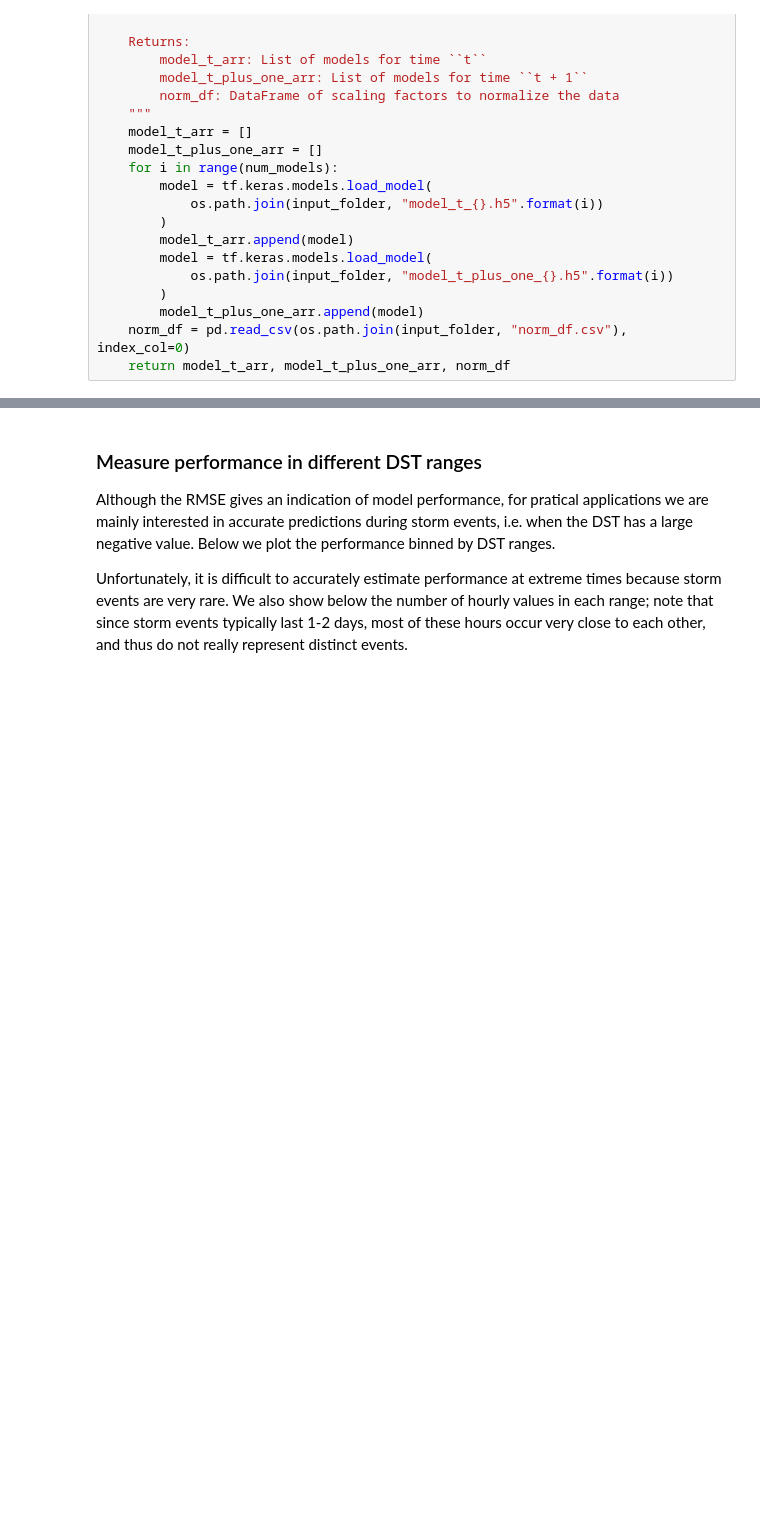
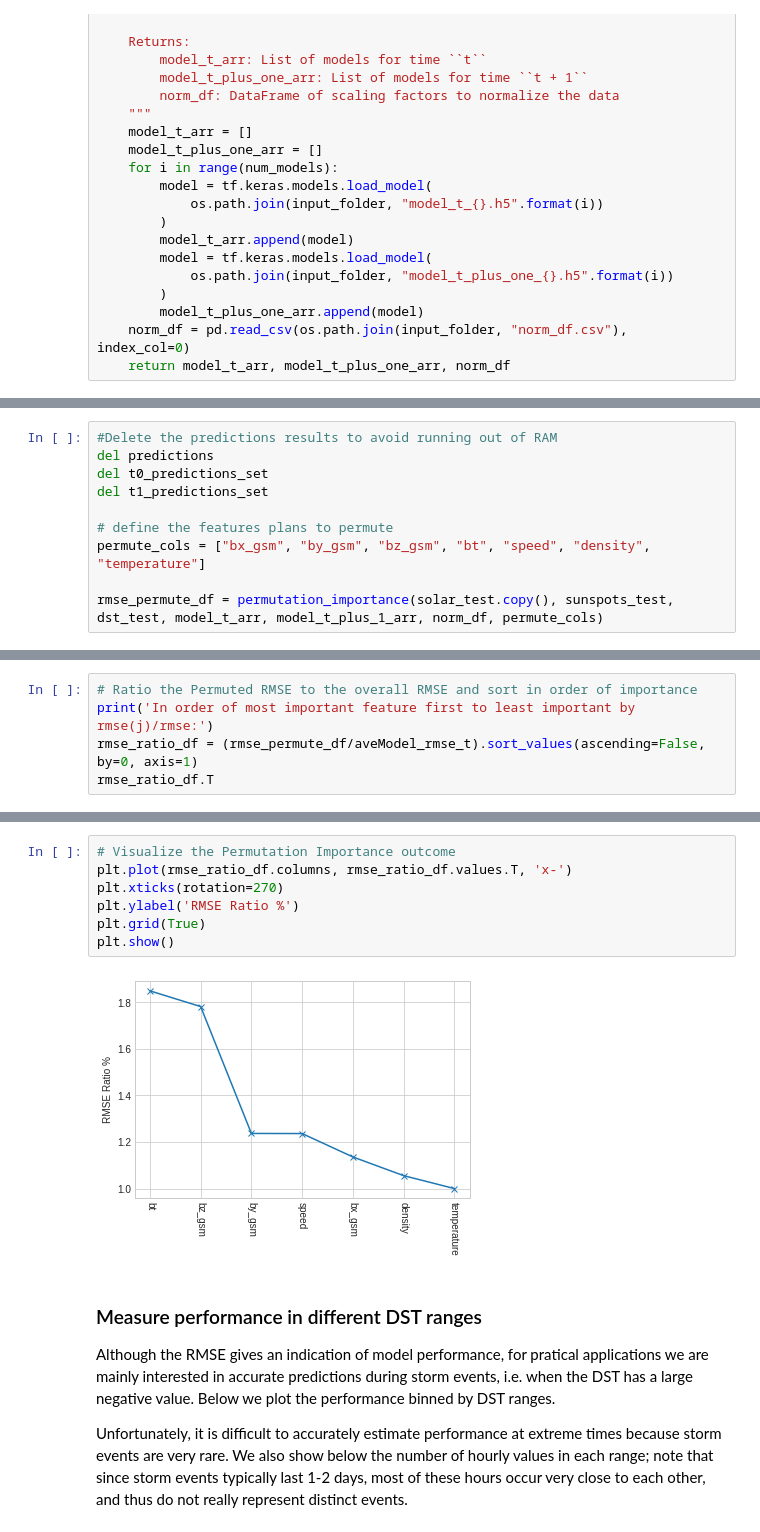
Before and after one commit to ai2es/tai4es-trustathon-2022, a Jupyter notebook: space/magnet_cnn_tutorial.ipynb, the cells around one changed output, grey strips where cells are left out. Saved outputs shown, nothing was run; the diff lists cells and outputs as text; blank space fills up the shorter version.

```diff
--- a/space/magnet_cnn_tutorial.ipynb
+++ b/space/magnet_cnn_tutorial.ipynb
@@ -915,0 +1045,10 @@ RMSE for time t+1: 11.94
+# %%
+#Delete the predictions results to avoid running out of RAM
+del predictions
+del t0_predictions_set
+del t1_predictions_set
+
+# define the features plans to permute
+permute_cols = ["bx_gsm", "by_gsm", "bz_gsm", "bt", "speed", "density", "temperature"]
+
+rmse_permute_df = permutation_importance(solar_test.copy(), sunspots_test, dst_test, model_t_arr, model_t_plus_1_arr, norm_df, permute_cols)
@@ -915,0 +1070,5 @@ RMSE for time t+1: 11.94
+# %%
+# Ratio the Permuted RMSE to the overall RMSE and sort in order of importance
+print('In order of most important feature first to least important by rmse(j)/rmse:')
+rmse_ratio_df = (rmse_permute_df/aveModel_rmse_t).sort_values(ascending=False, by=0, axis=1)
+rmse_ratio_df.T
@@ -916,3 +1085,12 @@ RMSE for time t+1: 11.94
+# %%
+# Visualize the Permutation Importance outcome
+plt.plot(rmse_ratio_df.columns, rmse_ratio_df.values.T, 'x-')
+plt.xticks(rotation=270)
+plt.ylabel('RMSE Ratio %')
+plt.grid(True)
+plt.show()
+# %% [output]
+[figure, added]
 # %% [markdown]
 ### Measure performance in different DST ranges
 
```
Also changed, not shown: parts of 19 cells of this notebook.
